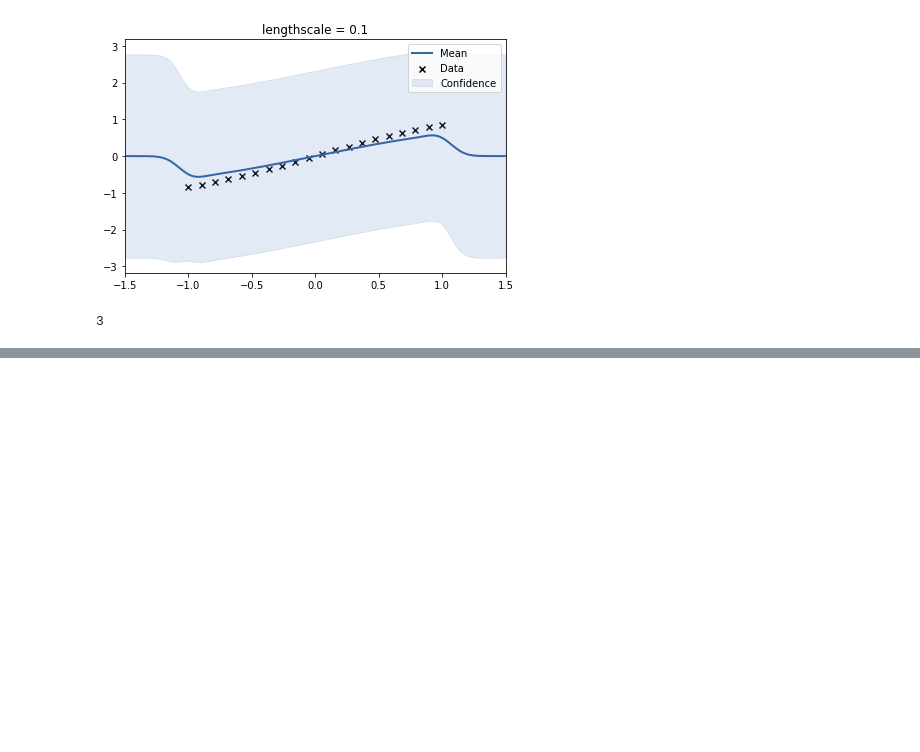
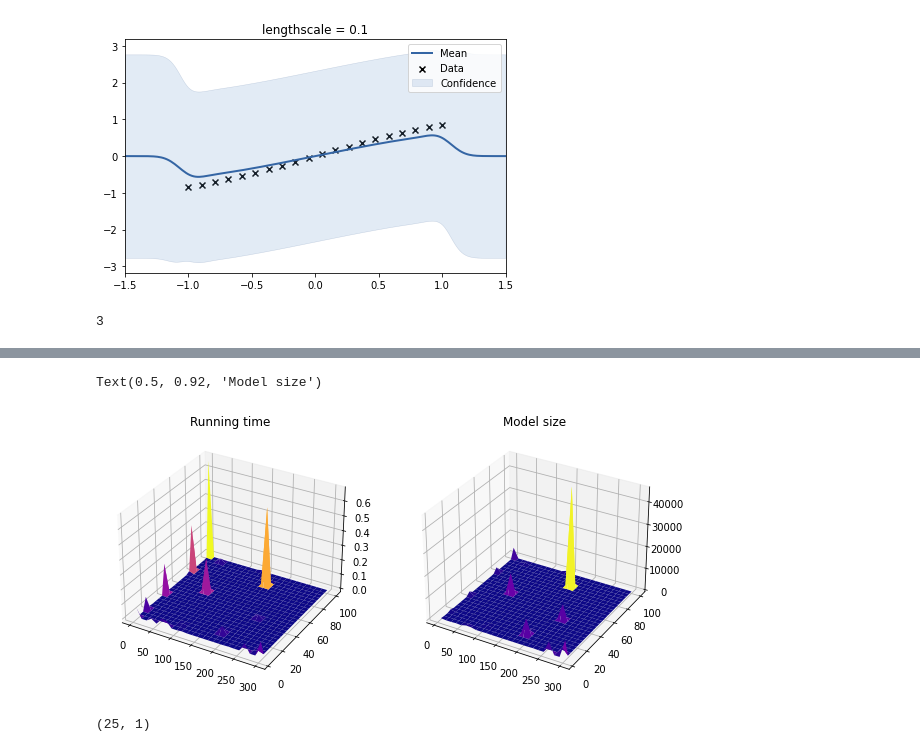
Before and after one commit to EduardoGarrido90/spearmint_many_obj, a Jupyter notebook: expt_distance/experimentos.ipynb, the cells around one changed output, grey strips where cells are left out. Drawn from its saved outputs; the diff is of its cells as text; code cells hidden in the pictures; blank space fills up the shorter version.

Commit message:
plots de expto de redes

```diff
--- a/expt_distance/experimentos.ipynb
+++ b/expt_distance/experimentos.ipynb
@@ -743,0 +746,47 @@ a.shape[1]
+# %%
+x = np.array([177.31,71.04,3, 77.3,3,131, 228.12, 300, 100,3, 194.67, 159.22,3, 41.59, 65.12, 24.43,10.52,135.54,35.60,111.65,76.41,6.25, 70.43,47.86,3,262.4,222.53,289.7,42.61,189.26])
+y = np.array([84.37,3, 40, 56.45, 16, 3, 43.35, 3, 9.6,74.86, 3, 19.16,3,3.12, 3.85, 8.6, 49.43,100,15.32, 3,3.41, 3, 37.93, 81.94,100,3.15,3,7.07, 94.75,16.4])
+XY = np.array(list(zip(x,y)))
+Z1 = np.array([2.564915, 0.138882, 0.546864, 0.793237, 0.284178, 0.148019, 0.660461,0.211924,0.239453,1.084572,0.143567,0.327189,0.136217,0.15222, 0.153011, 0.214185, 0.651027,1.4062, 0.268085, 0.142576, 0.140056, 0.140528, 0.603364, 1.1367, 1.3363,0.141566, 0.139783, 0.197364, 1.270239, 0.295642])
+Z2 = np.array([10924148, 84080, 191024, 1605076,86840,198800,9046704,835664,454164,349216,386736,1975824,22696, 49648, 96588,73880, 0.255928, 7888928, 162256, 156240,91440, 24744, 936904, 1153376, 459344, 653568,488656, 2158704,1158456, 2296388])
+Z1_= Z1.reshape(Z1.size, 1)
+Z2_= Z2.reshape(Z2.size, 1)
+# %%
+npredict = 25
+xnew = np.linspace(3, 300, npredict)
+ynew = np.linspace(3, 100, npredict)
+Xnew, Ynew = np.meshgrid(xnew, ynew)
+XYnew = np.stack((Xnew.flatten(), Ynew.flatten()), axis = -1)
+
+k1 = GPy.kern.sde_Matern52(2, variance=1, lengthscale=None, ARD=False, active_dims=None, name='Mat52')
+gp1 = GPy.models.GPRegression(XY, Z1_, k1)
+m1, v1 = gp1.predict(XYnew, full_cov = True)
+
+k2 = GPy.kern.sde_Matern52(2, variance=.01, lengthscale=None, ARD=False, active_dims=None, name='Mat52')
+gp2 = GPy.models.GPRegression(XY, Z2_, k2)
+m2, v2 = gp2.predict(XYnew, full_cov = True)
+
+fig = plt.figure(figsize=(10,5))
+
+# GP plots
+
+#plt.subplot(2, 3, 4, projection='3d')
+plt.subplot(1, 2, 1, projection='3d')
+ax = fig.gca(projection='3d')
+ax.plot_surface(Xnew, Ynew, m1.reshape(npredict, npredict), cmap='plasma')
+ax.set_zlim(np.min(m1)-0.01,np.max(m1)+0.01)
+plt.title("Running time")
+
+#plt.subplot(2, 3, 5, projection='3d')
+plt.subplot(1, 2, 2, projection='3d')
+ax = fig.gca(projection='3d')
+ax.plot_surface(Xnew, Ynew, m2.reshape(npredict, npredict), cmap='plasma')
+ax.set_zlim(np.min(m2)-0.01,np.max(m2)+0.01)
+plt.title("Model size")
+# %% [output]
+Text(0.5, 0.92, 'Model size')
+[figure, added]
+# %%
+Z1_.shape
+# %% [output]
+(25, 1)
```
Also changed, not shown: parts of 12 cells of this notebook, 59 other files.
